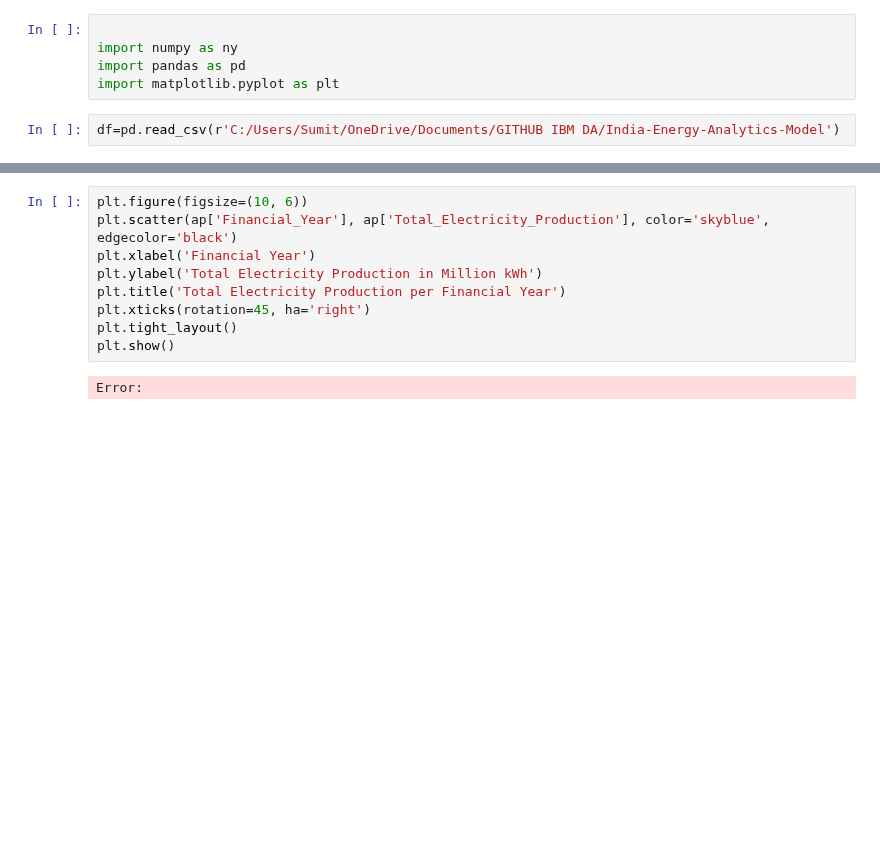
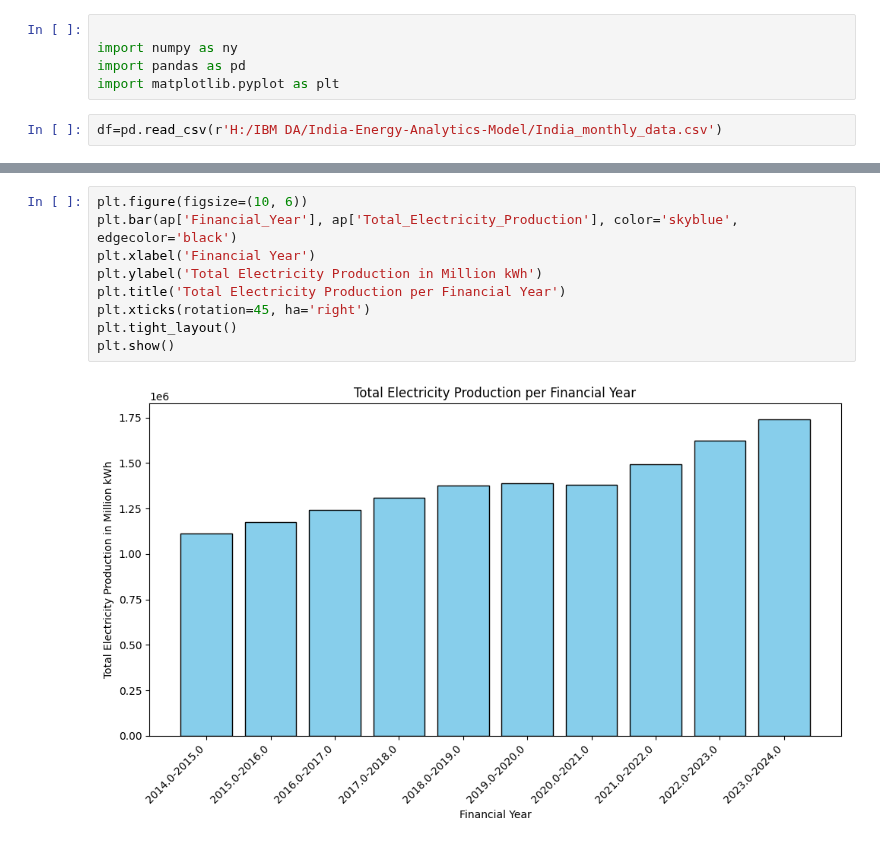
Before and after one commit to jayantxchauhan/India-Energy-Analytics-Model, a Jupyter notebook: PracticeAnalysis1.ipynb, the cells around one changed output, grey strips where cells are left out. Saved outputs shown, nothing was run; the diff lists cells and outputs as text; blank space fills up the shorter version.

```diff
--- a/PracticeAnalysis1.ipynb
+++ b/PracticeAnalysis1.ipynb
@@ -4,4 +4,4 @@ import numpy as ny
 import pandas as pd
 import matplotlib.pyplot as plt
 # %%
-df=pd.read_csv(r'C:/Users/Sumit/OneDrive/Documents/GITHUB IBM DA/India-Energy-Analytics-Model')
+df=pd.read_csv(r'H:/IBM DA/India-Energy-Analytics-Model/India_monthly_data.csv')
@@ -53,11 +107,11 @@ Error:
 # %%
 plt.figure(figsize=(10, 6))
-plt.scatter(ap['Financial_Year'], ap['Total_Electricity_Production'], color='skyblue', edgecolor='black')
+plt.bar(ap['Financial_Year'], ap['Total_Electricity_Production'], color='skyblue', edgecolor='black')
 plt.xlabel('Financial Year')
 plt.ylabel('Total Electricity Production in Million kWh')
 plt.title('Total Electricity Production per Financial Year')
 plt.xticks(rotation=45, ha='right')
 plt.tight_layout()
 plt.show()
 # %% [output]
-Error:
+[figure, added]
```
Also changed, not shown: parts of 9 cells of this notebook, 1 other file.
